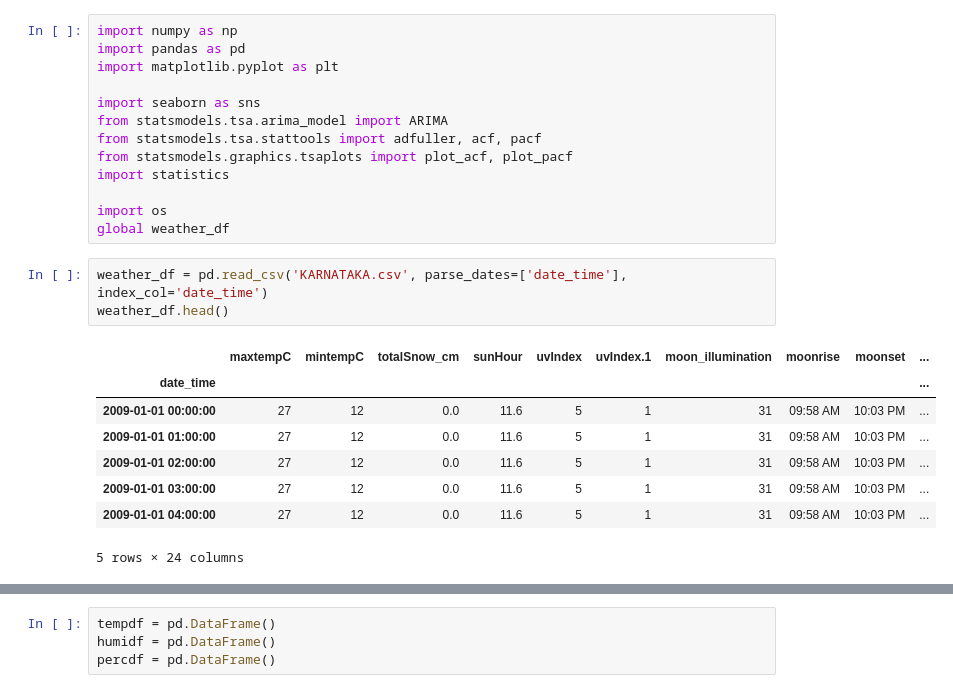
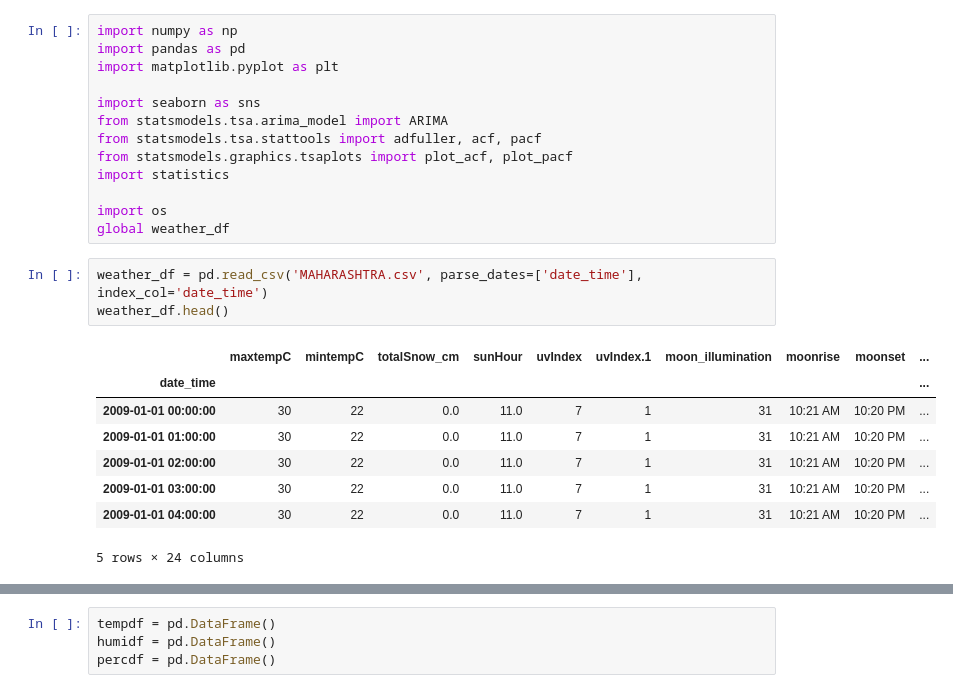
Before and after one commit to harisaisundhar/climate-malaria-canal, a Jupyter notebook: Climate/Climate_pred.ipynb, the cells around one changed output, grey strips where cells are left out. Drawn from its saved outputs; the diff is of its cells as text.

```diff
--- a/Climate/Climate_pred.ipynb
+++ b/Climate/Climate_pred.ipynb
@@ -12,15 +12,15 @@ import statistics
 import os
 global weather_df
 # %%
-weather_df = pd.read_csv('KARNATAKA.csv', parse_dates=['date_time'], index_col='date_time')
+weather_df = pd.read_csv('MAHARASHTRA.csv', parse_dates=['date_time'], index_col='date_time')
 weather_df.head()
 # %% [output]
 |  | maxtempC | mintempC | totalSnow_cm | sunHour | uvIndex | uvIndex.1 | moon_illumination | moonrise | moonset | ... |
 | date_time |  |  |  |  |  |  |  |  |  | ... |
-| 2009-01-01 00:00:00 | 27 | 12 | 0.0 | 11.6 | 5 | 1 | 31 | 09:58 AM | 10:03 PM | ... |
-| 2009-01-01 01:00:00 | 27 | 12 | 0.0 | 11.6 | 5 | 1 | 31 | 09:58 AM | 10:03 PM | ... |
-| 2009-01-01 02:00:00 | 27 | 12 | 0.0 | 11.6 | 5 | 1 | 31 | 09:58 AM | 10:03 PM | ... |
-| 2009-01-01 03:00:00 | 27 | 12 | 0.0 | 11.6 | 5 | 1 | 31 | 09:58 AM | 10:03 PM | ... |
-| 2009-01-01 04:00:00 | 27 | 12 | 0.0 | 11.6 | 5 | 1 | 31 | 09:58 AM | 10:03 PM | ... |
+| 2009-01-01 00:00:00 | 30 | 22 | 0.0 | 11.0 | 7 | 1 | 31 | 10:21 AM | 10:20 PM | ... |
+| 2009-01-01 01:00:00 | 30 | 22 | 0.0 | 11.0 | 7 | 1 | 31 | 10:21 AM | 10:20 PM | ... |
+| 2009-01-01 02:00:00 | 30 | 22 | 0.0 | 11.0 | 7 | 1 | 31 | 10:21 AM | 10:20 PM | ... |
+| 2009-01-01 03:00:00 | 30 | 22 | 0.0 | 11.0 | 7 | 1 | 31 | 10:21 AM | 10:20 PM | ... |
+| 2009-01-01 04:00:00 | 30 | 22 | 0.0 | 11.0 | 7 | 1 | 31 | 10:21 AM | 10:20 PM | ... |
 5 rows × 24 columns
 # %%
```
Also changed, not shown: parts of 3 cells of this notebook, 7 other files.
